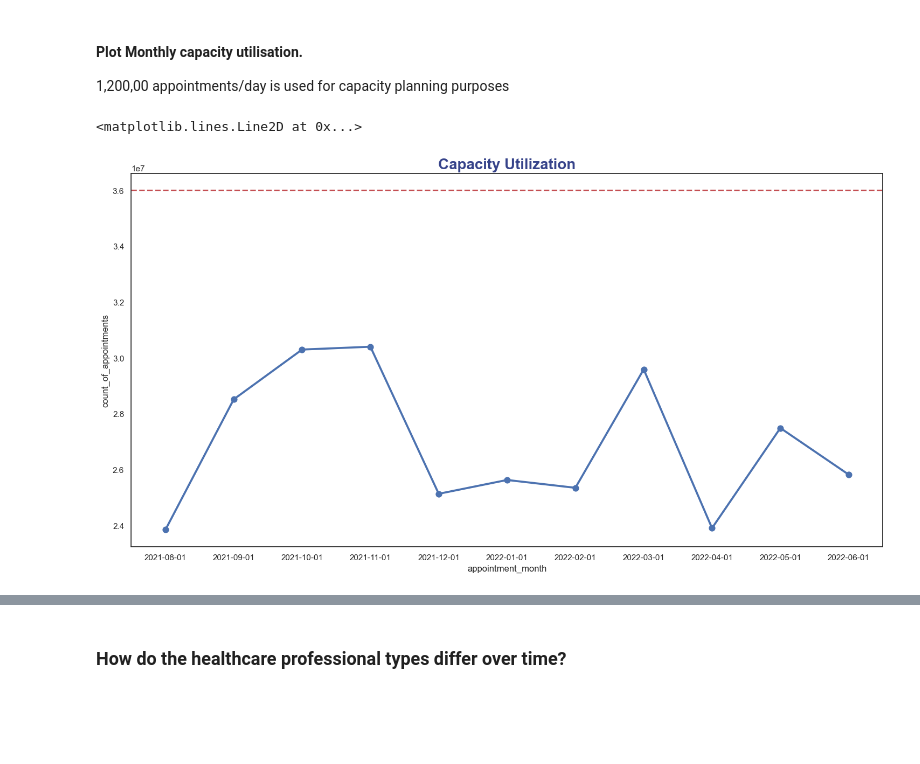
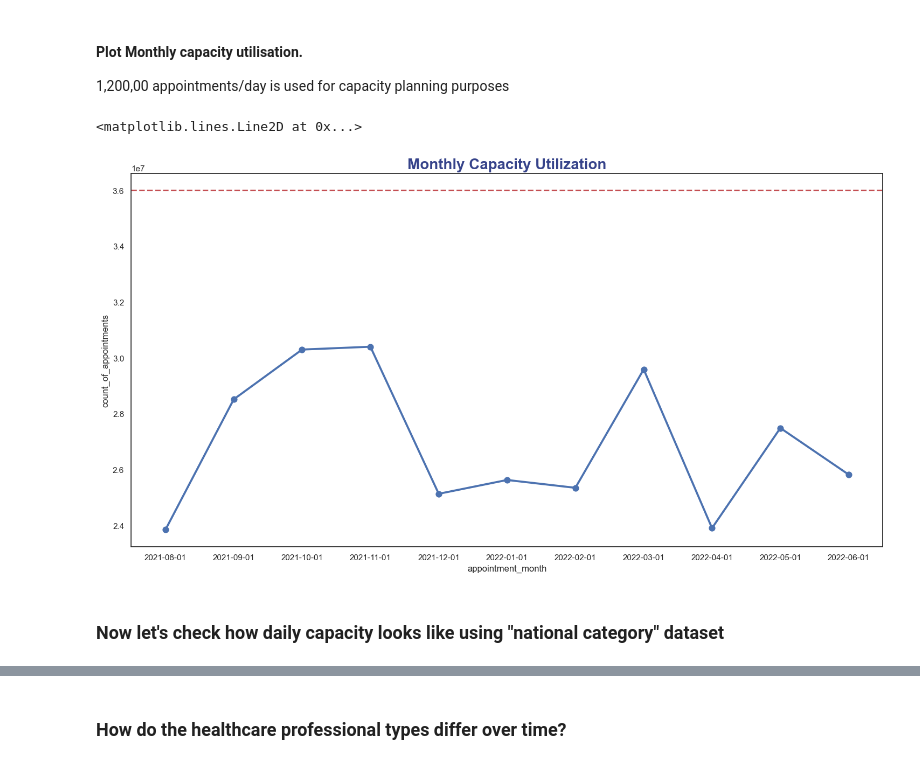
Before and after one commit to DimaBrikach/NHS_Assignment, a Jupyter notebook: Dzmitry_Brykach_DA201_Assignment.ipynb, the cells around one changed output, grey strips where cells are left out. Cells and saved outputs as stored; diff of their text form; code cells hidden in the pictures; blank space fills up the shorter version.

```diff
--- a/Dzmitry_Brykach_DA201_Assignment.ipynb
+++ b/Dzmitry_Brykach_DA201_Assignment.ipynb
@@ -755,8 +755,10 @@ Text(0.5, 1.0, 'Number of Monthly Visits')
 monthly_capacity = 1200000*30
 # %%
 plt.figure(figsize=(18,9))
-sns.pointplot(x = 'appointment_month', y = 'count_of_appointments', data=appt_reg_mothly).set_title('Capacity Utilization', fontsize=20, fontweight='bold', color='#36438A', fontfamily='arial')
+sns.pointplot(x = 'appointment_month', y = 'count_of_appointments', data=appt_reg_mothly).set_title('Monthly Capacity Utilization', fontsize=20, fontweight='bold', color='#36438A', fontfamily='arial')
 plt.axhline(y=monthly_capacity, color='r', linestyle='--', linewidth=2)
 # %% [output]
 <matplotlib.lines.Line2D at 0x...>
-[figure, old version]
+[figure, new version]
+# %% [markdown]
+### Now let's check how daily capacity looks like using "national category" dataset
```
Also changed, not shown: parts of 24 cells of this notebook.
